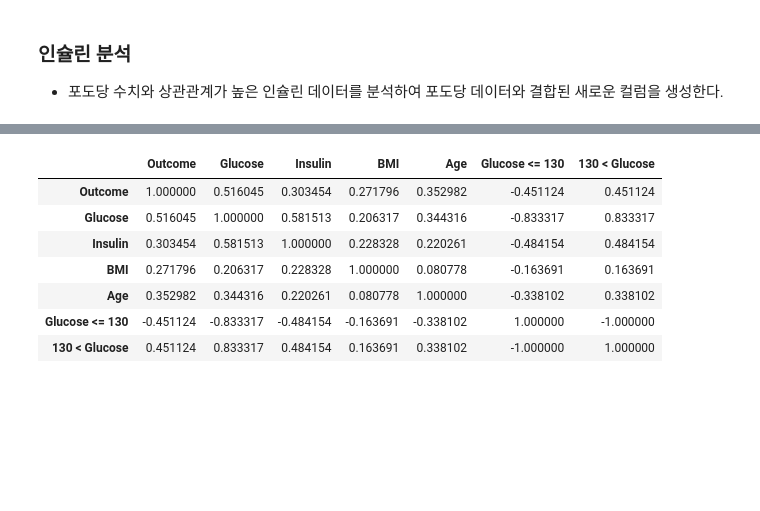
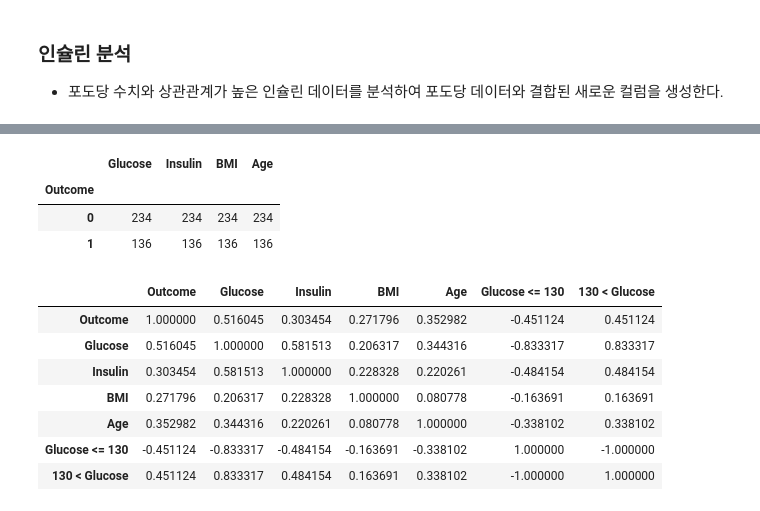
Before and after one commit to deeptudy/kaggle-pima_indians_diabetes, a Jupyter notebook: main.ipynb, the cells around one changed output, grey strips where cells are left out. Drawn from its saved outputs; the diff is of its cells as text; code cells hidden in the pictures; blank space fills up the shorter version.

```diff
--- a/main.ipynb
+++ b/main.ipynb
@@ -319,4 +322,13 @@ Glucose <= 130    374
 dtype: int64
+# %%
+# 인슐린 == 0 인 경우의 데이터 확인
+insulin_0 = df_glucose.loc[df_glucose.Insulin == 0]
+insulin_0.groupby('Outcome').count()
+# %% [output]
+|  | Glucose | Insulin | BMI | Age |
+| Outcome |  |  |  |  |
+| 0 | 234 | 234 | 234 | 234 |
+| 1 | 136 | 136 | 136 | 136 |
 # %%
 # 결측치를 제거한 dataframe 에서 glucose 와의 상관관계가 0.58 로 높아졌고, 실제 Outcome 과의 상관관계 또한 0.13 에서 0.30 으로 올랐다.
 # 결측치를 잘 채워주면 좋은 효과를 얻을 수 있을 것 같다.
```
Also changed, not shown: parts of 6 cells of this notebook, 1 other file.
